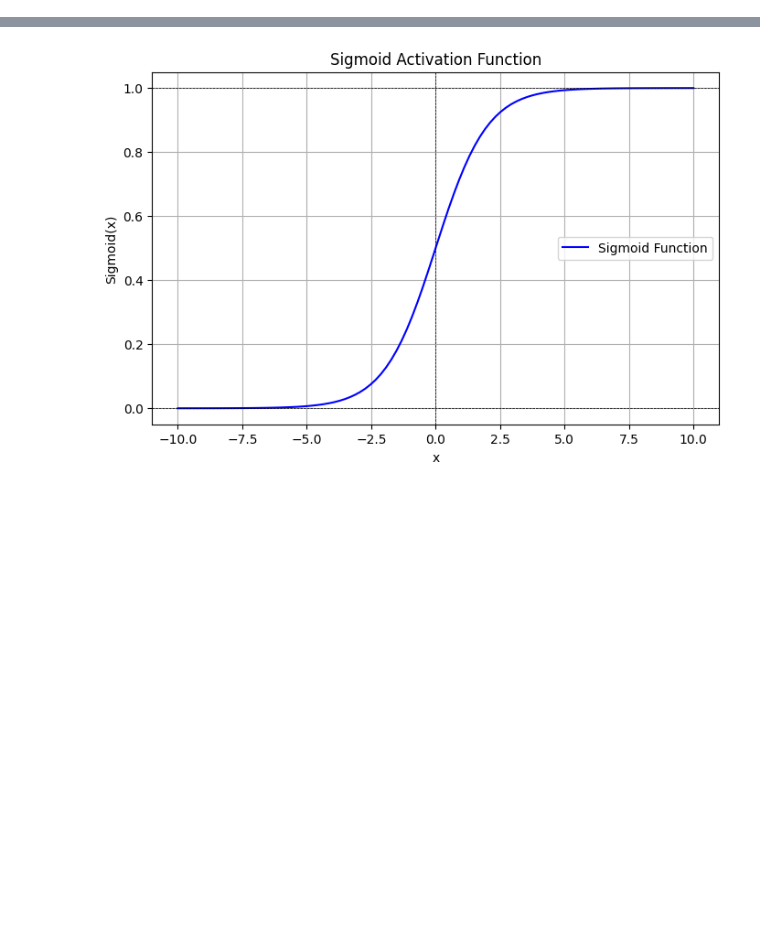
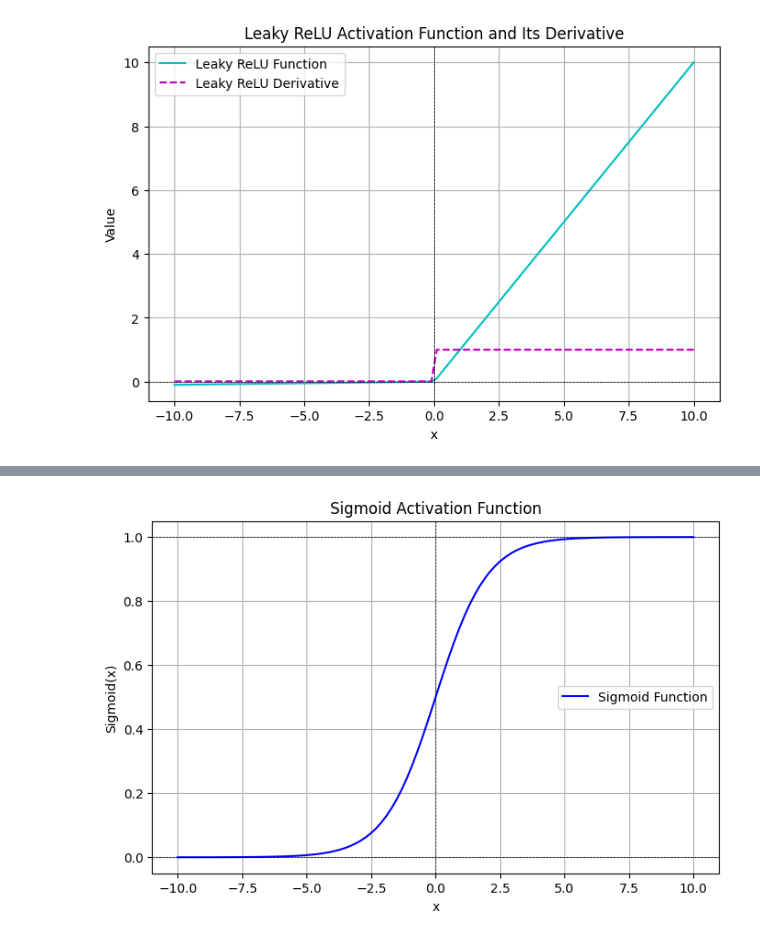
Before and after one commit to chiranjeevi-manike/Deep-Learning, a Jupyter notebook: Activation_Functions.ipynb, the cells around one changed output, grey strips where cells are left out. Saved outputs shown, nothing was run; the diff lists cells and outputs as text; code cells hidden in the pictures; blank space fills up the shorter version.

```diff
--- a/Activation_Functions.ipynb
+++ b/Activation_Functions.ipynb
@@ -2,0 +81,29 @@
+# %%
+import numpy as np
+import matplotlib.pyplot as plt
+
+def leaky_relu(x, alpha=0.01):
+    return np.where(x > 0, x, alpha * x)
+
+def leaky_relu_derivative(x, alpha=0.01):
+    return np.where(x > 0, 1, alpha)
+
+# Generate x values from -10 to 10
+x = np.linspace(-10, 10, 100)
+y = leaky_relu(x)
+y_derivative = leaky_relu_derivative(x)
+
+# Plot the Leaky ReLU function and its derivative
+plt.figure(figsize=(8, 5))
+plt.plot(x, y, label='Leaky ReLU Function', color='c')
+plt.plot(x, y_derivative, label='Leaky ReLU Derivative', color='m', linestyle='dashed')
+plt.axhline(y=0, color='k', linestyle='--', linewidth=0.5)
+plt.axvline(x=0, color='k', linestyle='--', linewidth=0.5)
+plt.xlabel('x')
+plt.ylabel('Value')
+plt.title('Leaky ReLU Activation Function and Its Derivative')
+plt.legend()
+plt.grid()
+plt.show()
+# %% [output]
+[figure, added]
```
Also changed, not shown: parts of 5 cells of this notebook.
